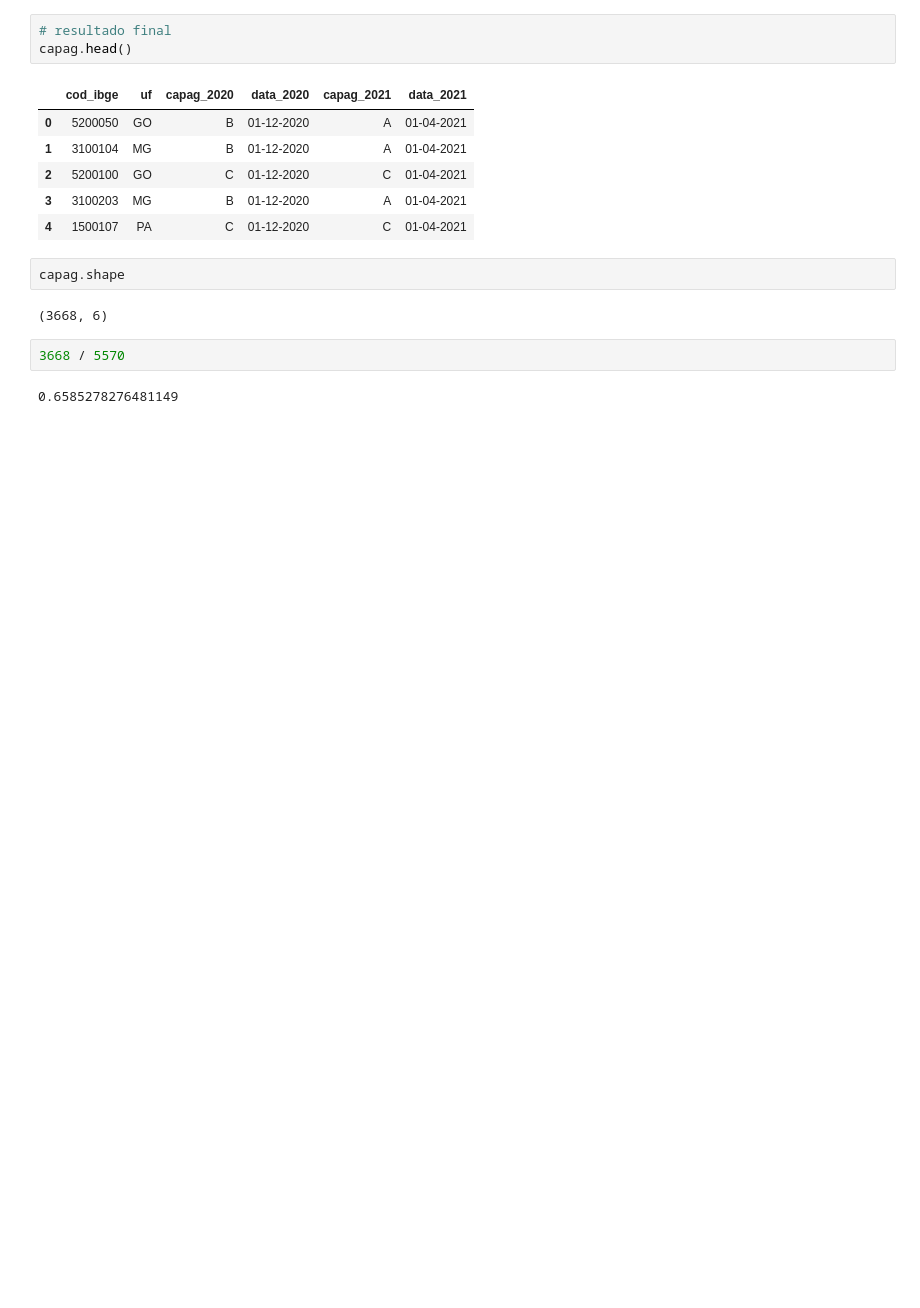
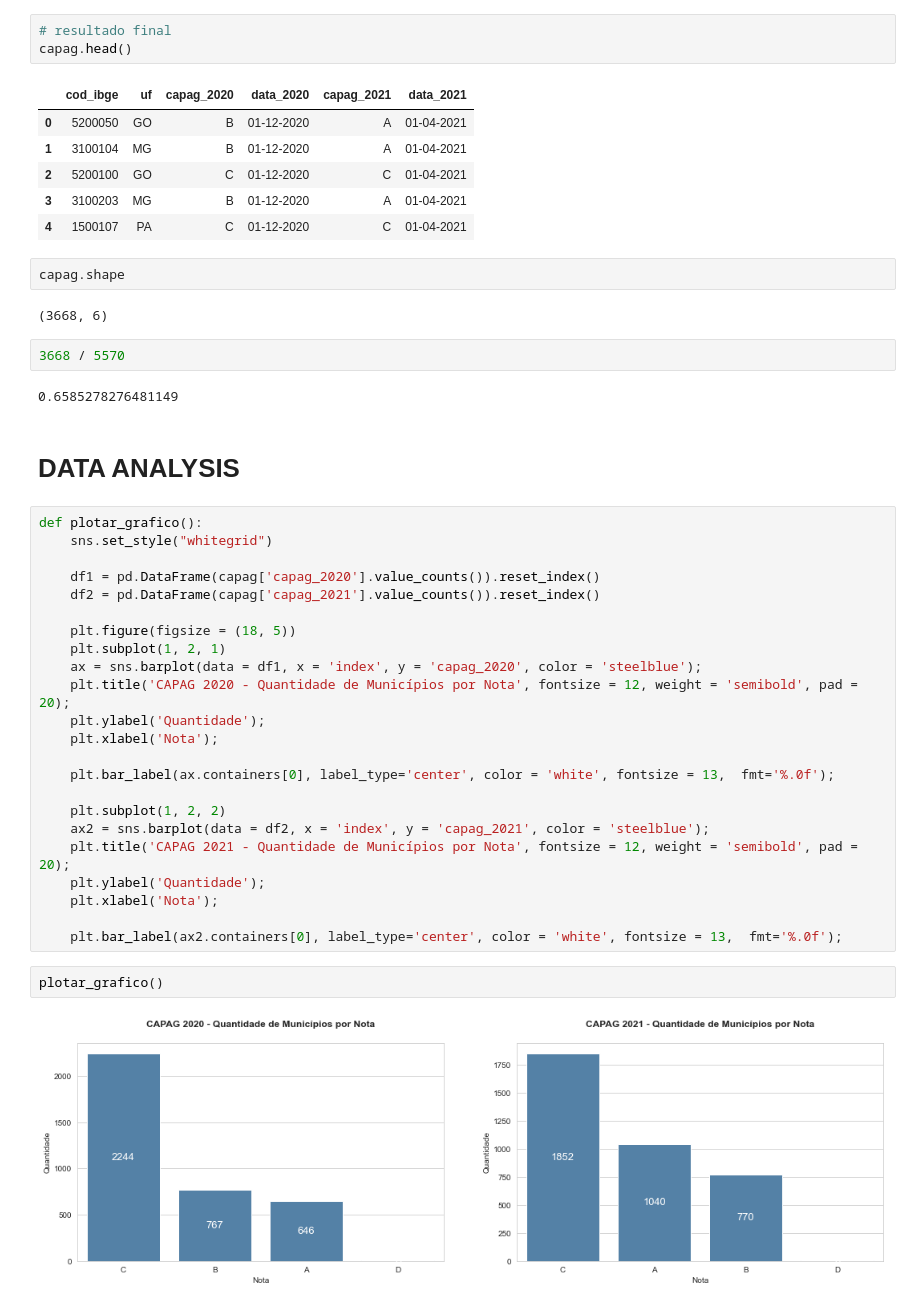
Before and after one commit to daianeklein/cursos-bootcamps, a Jupyter notebook: Mackenzie/TAC/CAPAG.ipynb, the cells around one changed output. Saved outputs shown, nothing was run; the diff lists cells and outputs as text; blank space fills up the shorter version.

Commit message:
update CAPAG notebook

```diff
--- a/Mackenzie/TAC/CAPAG.ipynb
+++ b/Mackenzie/TAC/CAPAG.ipynb
@@ -49,3 +49,32 @@ capag.shape
 3668 / 5570
 # %% [output]
 0.6585278276481149
+# %% [markdown]
+# DATA ANALYSIS
+# %%
+def plotar_grafico():
+    sns.set_style("whitegrid")
+
+    df1 = pd.DataFrame(capag['capag_2020'].value_counts()).reset_index()
+    df2 = pd.DataFrame(capag['capag_2021'].value_counts()).reset_index()
+
+    plt.figure(figsize = (18, 5))
+    plt.subplot(1, 2, 1)
+    ax = sns.barplot(data = df1, x = 'index', y = 'capag_2020', color = 'steelblue');
+    plt.title('CAPAG 2020 - Quantidade de Municípios por Nota', fontsize = 12, weight = 'semibold', pad = 20);
+    plt.ylabel('Quantidade');
+    plt.xlabel('Nota');
+
+    plt.bar_label(ax.containers[0], label_type='center', color = 'white', fontsize = 13,  fmt='%.0f');
+
+    plt.subplot(1, 2, 2)
+    ax2 = sns.barplot(data = df2, x = 'index', y = 'capag_2021', color = 'steelblue');
+    plt.title('CAPAG 2021 - Quantidade de Municípios por Nota', fontsize = 12, weight = 'semibold', pad = 20);
+    plt.ylabel('Quantidade');
+    plt.xlabel('Nota');
+
+    plt.bar_label(ax2.containers[0], label_type='center', color = 'white', fontsize = 13,  fmt='%.0f');
+# %%
+plotar_grafico()
+# %% [output]
+[figure, added]
```
Also changed, not shown: parts of 3 cells of this notebook.
